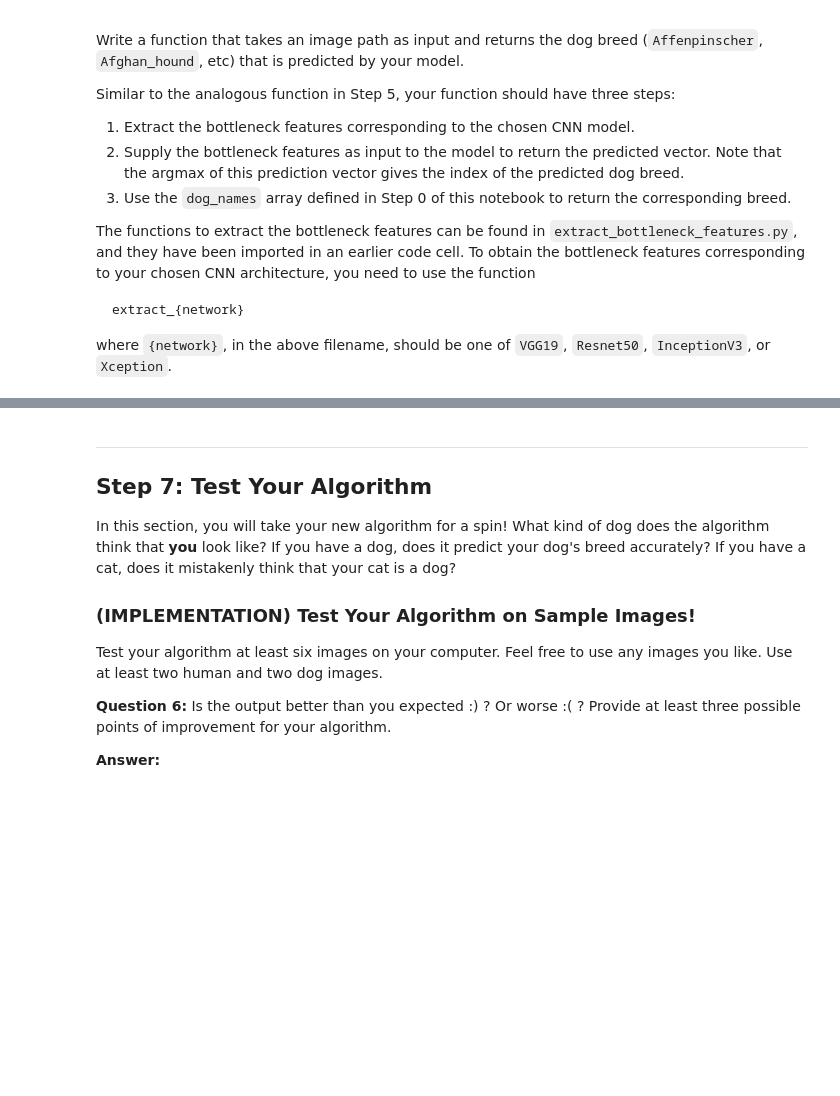
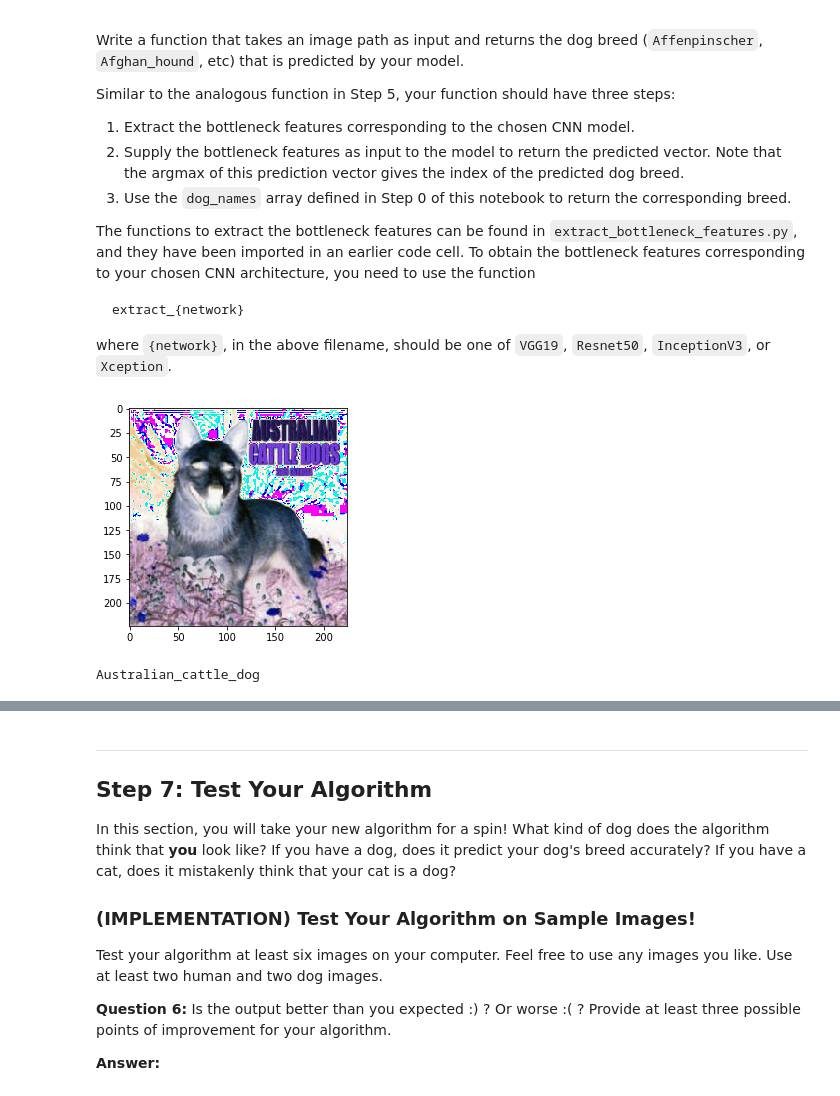
Before and after one commit to climberwb/dog_classifier, a Jupyter notebook: dog_app.ipynb, the cells around one changed output, grey strips where cells are left out. Drawn from its saved outputs; the diff is of its cells as text; code cells hidden in the pictures; blank space fills up the shorter version.

```diff
--- a/dog_app.ipynb
+++ b/dog_app.ipynb
@@ -559,13 +589,13 @@ __Question 5:__ Outline the steps you took to get to your final CNN architecture
 __Answer:__
 # %%
 ### TODO: Define your architecture.
-ResNet50_model = Sequential()
-ResNet50_model.add(GlobalAveragePooling2D(input_shape=train_ResNet50.shape[1:]))
-ResNet50_model.add(Dense(300, activation='relu'))
-ResNet50_model.add(Dropout(0.3))
-ResNet50_model.add(Dense(133, activation='softmax'))
+ResNet50_model_transfer = Sequential()
+ResNet50_model_transfer.add(GlobalAveragePooling2D(input_shape=train_ResNet50.shape[1:]))
+ResNet50_model_transfer.add(Dense(300, activation='relu'))
+ResNet50_model_transfer.add(Dropout(0.3))
+ResNet50_model_transfer.add(Dense(133, activation='softmax'))
 
-ResNet50_model.summary()
+ResNet50_model_transfer.summary()
 # %% [output]
 _________________________________________________________________
 Layer (type)                 Output Shape              Param #
@@ -586,7 +616,7 @@ _________________________________________________________________
 ### (IMPLEMENTATION) Compile the Model
 # %%
 ### TODO: Compile the model.
-ResNet50_model.compile(loss='categorical_crossentropy', optimizer='rmsprop', metrics=['accuracy'])
+ResNet50_model_transfer.compile(loss='categorical_crossentropy', optimizer='rmsprop', metrics=['accuracy'])
 # %% [markdown]
 ### (IMPLEMENTATION) Train the Model
 
@@ -596,10 +626,10 @@ You are welcome to [augment the training data](https://blog.keras.io/building-po
 # %%
 ### TODO: Train the model.
 
-checkpointer = ModelCheckpoint(filepath='saved_models/weights.best.ResNet50.hdf5',
+checkpointer = ModelCheckpoint(filepath='saved_models/weights.best.ResNet50_transfer.hdf5',
                                verbose=1, save_best_only=True)
 
-ResNet50_model.fit(train_ResNet50, train_targets,
+ResNet50_model_transfer.fit(train_ResNet50, train_targets,
           validation_data=(valid_ResNet50, valid_targets),
           epochs=20, batch_size=20, callbacks=[checkpointer], verbose=1)
 # %% [output]
@@ -625,7 +655,7 @@ Epoch 20/20
 ### (IMPLEMENTATION) Load the Model with the Best Validation Loss
 # %%
 ### TODO: Load the model weights with the best validation loss.
-ResNet50_model.load_weights('saved_models/weights.best.ResNet50.hdf5')
+ResNet50_model_transfer.load_weights('saved_models/weights.best.ResNet50_transfer.hdf5')
 # %% [markdown]
 ### (IMPLEMENTATION) Test the Model
 
@@ -658,6 +688,23 @@ where `{network}`, in the above filename, should be one of `VGG19`, `Resnet50`,
 # %%
 ### TODO: Write a function that takes a path to an image as input
 ### and returns the dog breed that is predicted by the model.
+i = 60
+test_file, test_target = test_files[i], test_targets[i]
+img_tensor = path_to_tensor(test_file)
+plt.imshow(img_tensor[0])
+plt.show()
+bottle_neck_features = extract_Resnet50(img_tensor)
+def Resnet50_predict_breed(img_path):
+    # extract bottleneck features
+    bottleneck_feature = extract_Resnet50(path_to_tensor(img_path))
+    # obtain predicted vector
+    predicted_vector =  ResNet50_model_transfer.predict(bottleneck_feature)
+    # return dog breed that is predicted by the model
+    return dog_names[np.argmax(predicted_vector)]
+print(Resnet50_predict_breed(test_file))
+# %% [output]
+[figure, added]
+Australian_cattle_dog
 # %% [markdown]
 ---
 <a id='step6'></a>
```
Also changed, not shown: parts of 15 cells of this notebook.
